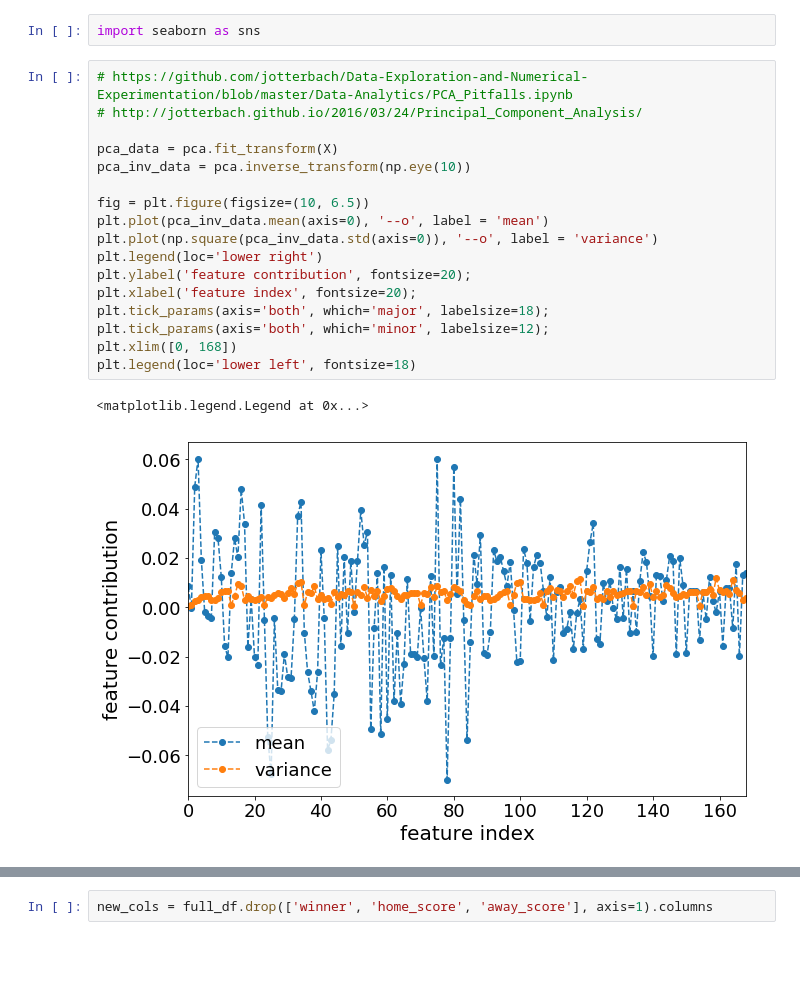
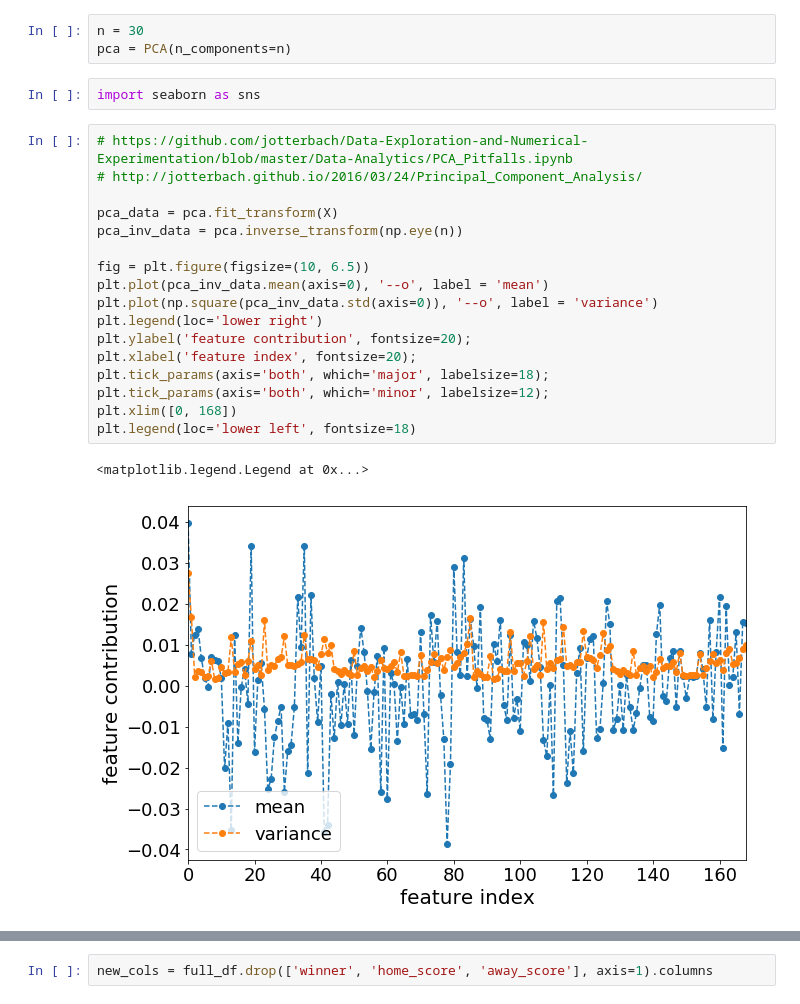
Before and after one commit to varunr99/CIS-519-Final-Project, a Jupyter notebook: PCA_Feature_Selection.ipynb, the cells around one changed output, grey strips where cells are left out. Drawn from its saved outputs; the diff is of its cells as text; blank space fills up the shorter version.

```diff
--- a/PCA_Feature_Selection.ipynb
+++ b/PCA_Feature_Selection.ipynb
@@ -90,22 +88,25 @@ pca = PCA(n_components=10)
+# %%
+n = 30
+pca = PCA(n_components=n)
 # %%
 import seaborn as sns
 # %%
 # https://github.com/jotterbach/Data-Exploration-and-Numerical-Experimentation/blob/master/Data-Analytics/PCA_Pitfalls.ipynb
 # http://jotterbach.github.io/2016/03/24/Principal_Component_Analysis/
 
 pca_data = pca.fit_transform(X)
-pca_inv_data = pca.inverse_transform(np.eye(10))
+pca_inv_data = pca.inverse_transform(np.eye(n))
 
 fig = plt.figure(figsize=(10, 6.5))
 plt.plot(pca_inv_data.mean(axis=0), '--o', label = 'mean')
 plt.plot(np.square(pca_inv_data.std(axis=0)), '--o', label = 'variance')
 plt.legend(loc='lower right')
 plt.ylabel('feature contribution', fontsize=20);
 plt.xlabel('feature index', fontsize=20);
 plt.tick_params(axis='both', which='major', labelsize=18);
 plt.tick_params(axis='both', which='minor', labelsize=12);
 plt.xlim([0, 168])
 plt.legend(loc='lower left', fontsize=18)
 # %% [output]
 <matplotlib.legend.Legend at 0x...>
-[figure, old version]
+[figure, new version]
```
Also changed, not shown: parts of 3 cells of this notebook.
